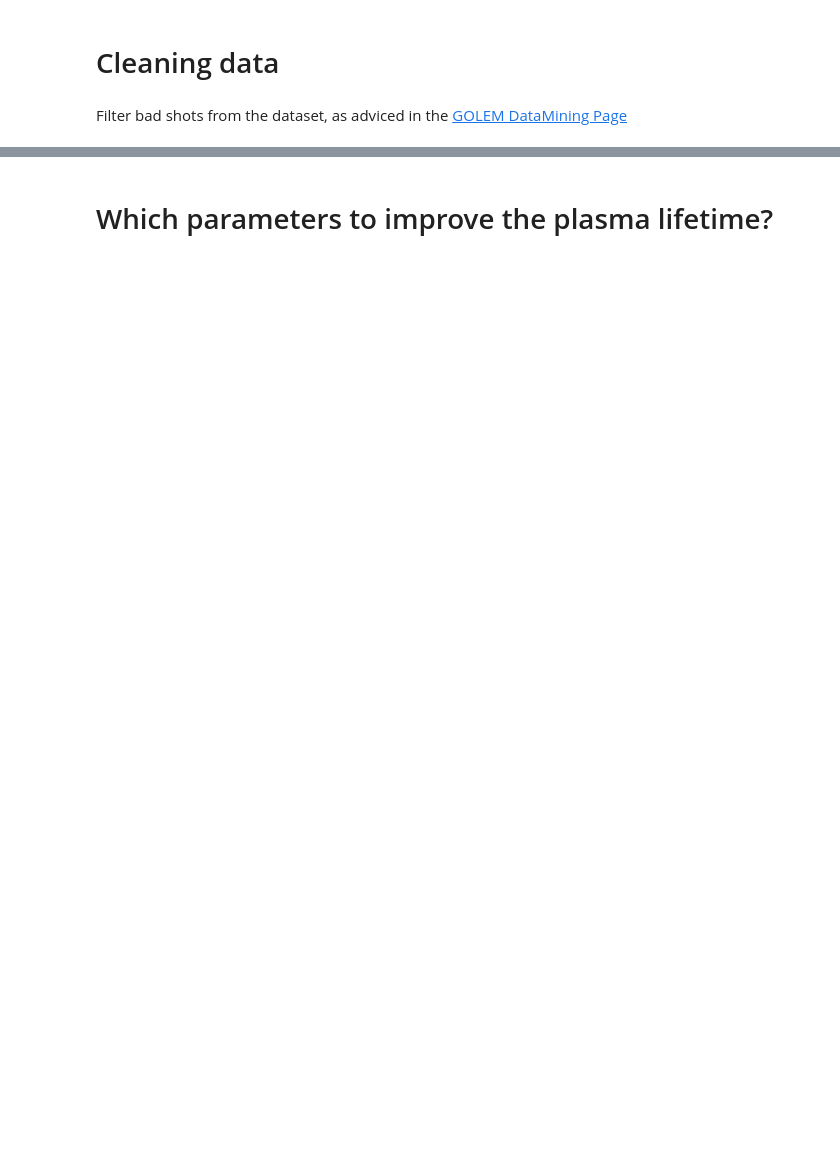
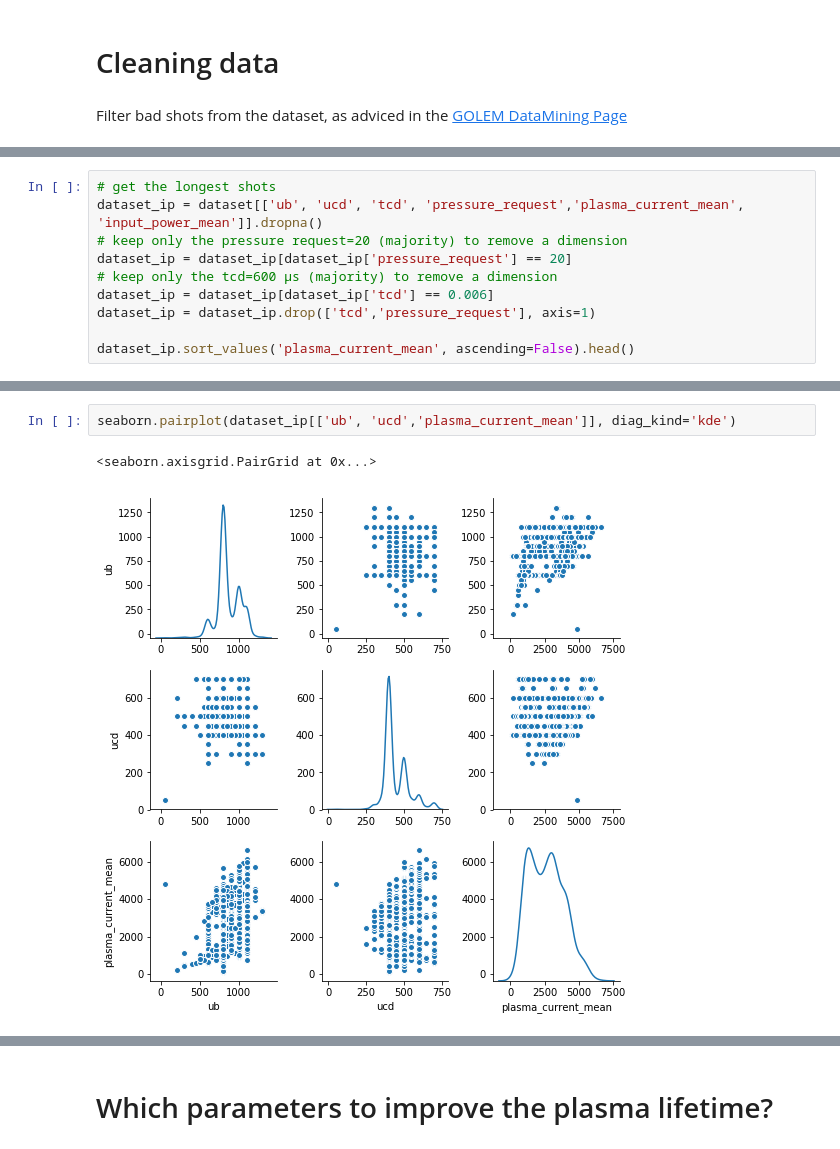
Before and after one commit to jhillairet/GOLEM, a Jupyter notebook: GOLEM_Estimating the best parameter set to maximize something.ipynb, the cells around one changed output, grey strips where cells are left out. Cells and saved outputs as stored; diff of their text form; blank space fills up the shorter version.

```diff
--- a/GOLEM_Estimating the best parameter set to maximize something.ipynb
+++ b/GOLEM_Estimating the best parameter set to maximize something.ipynb
@@ -51,0 +54,10 @@ print(len(dataset))
+# %%
+# get the longest shots
+dataset_ip = dataset[['ub', 'ucd', 'tcd', 'pressure_request','plasma_current_mean', 'input_power_mean']].dropna()
+# keep only the pressure request=20 (majority) to remove a dimension
+dataset_ip = dataset_ip[dataset_ip['pressure_request'] == 20]
+# keep only the tcd=600 µs (majority) to remove a dimension
+dataset_ip = dataset_ip[dataset_ip['tcd'] == 0.006]
+dataset_ip = dataset_ip.drop(['tcd','pressure_request'], axis=1)
+
+dataset_ip.sort_values('plasma_current_mean', ascending=False).head()
@@ -51,0 +72,5 @@ print(len(dataset))
+# %%
+seaborn.pairplot(dataset_ip[['ub', 'ucd','plasma_current_mean']], diag_kind='kde')
+# %% [output]
+<seaborn.axisgrid.PairGrid at 0x...>
+[figure, added]
```
Also changed, not shown: parts of 14 cells of this notebook, 1 other file.
